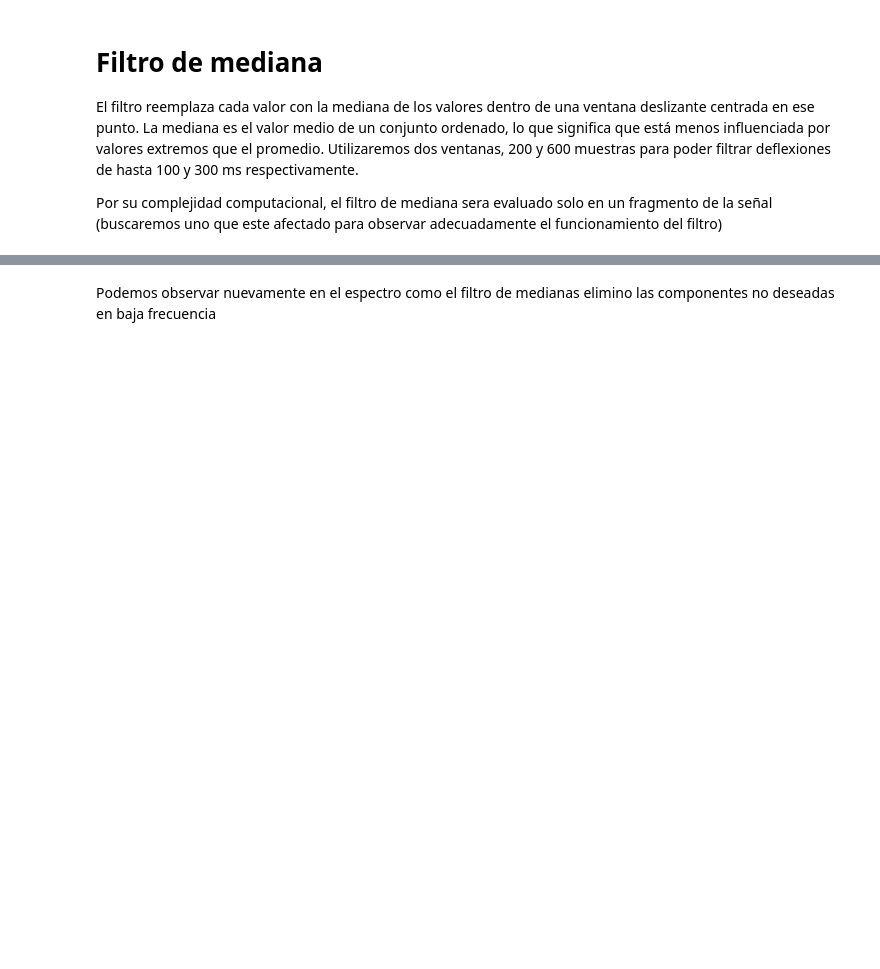
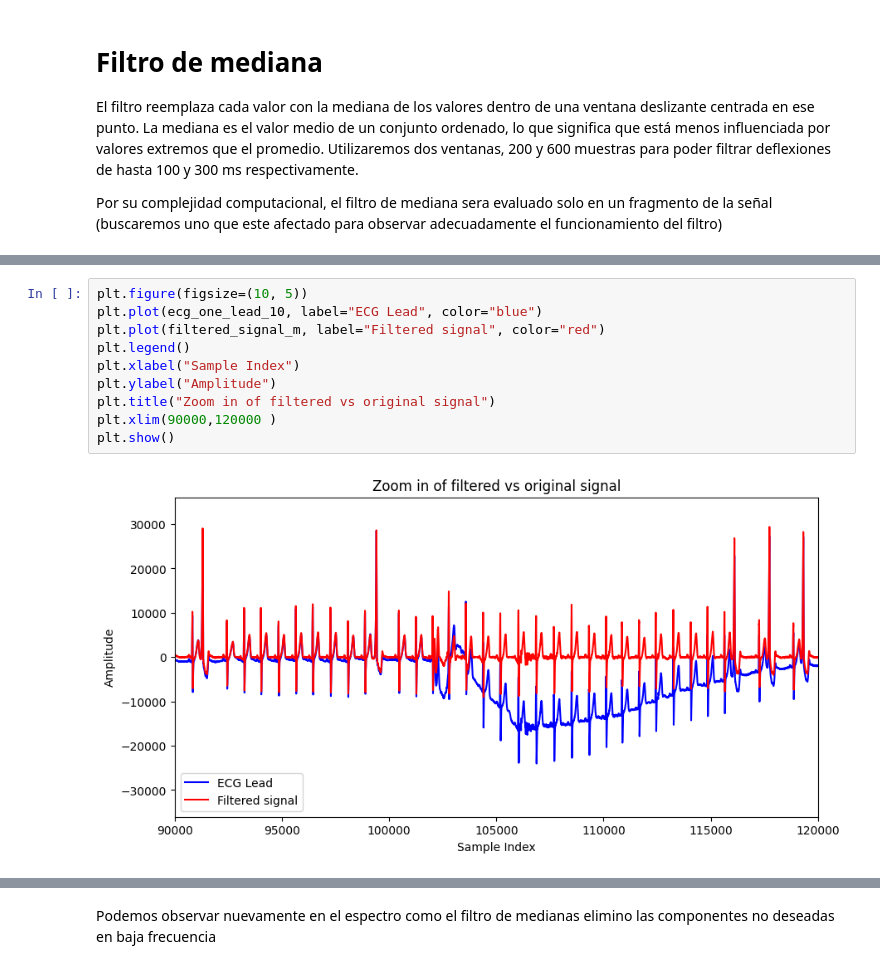
Before and after one commit to joacocibeira/PDS, a Jupyter notebook: tp_10/tp_10.ipynb, the cells around one changed output, grey strips where cells are left out. Saved outputs shown, nothing was run; the diff lists cells and outputs as text; blank space fills up the shorter version.

```diff
--- a/tp_10/tp_10.ipynb
+++ b/tp_10/tp_10.ipynb
@@ -201,3 +201,15 @@ plt.show()
+# %%
+plt.figure(figsize=(10, 5))
+plt.plot(ecg_one_lead_10, label="ECG Lead", color="blue")
+plt.plot(filtered_signal_m, label="Filtered signal", color="red")
+plt.legend()
+plt.xlabel("Sample Index")
+plt.ylabel("Amplitude")
+plt.title("Zoom in of filtered vs original signal")
+plt.xlim(90000,120000 )
+plt.show()
+# %% [output]
+[figure, added]
 # %%
 
 w = 5
```
Also changed, not shown: parts of 13 cells of this notebook.
